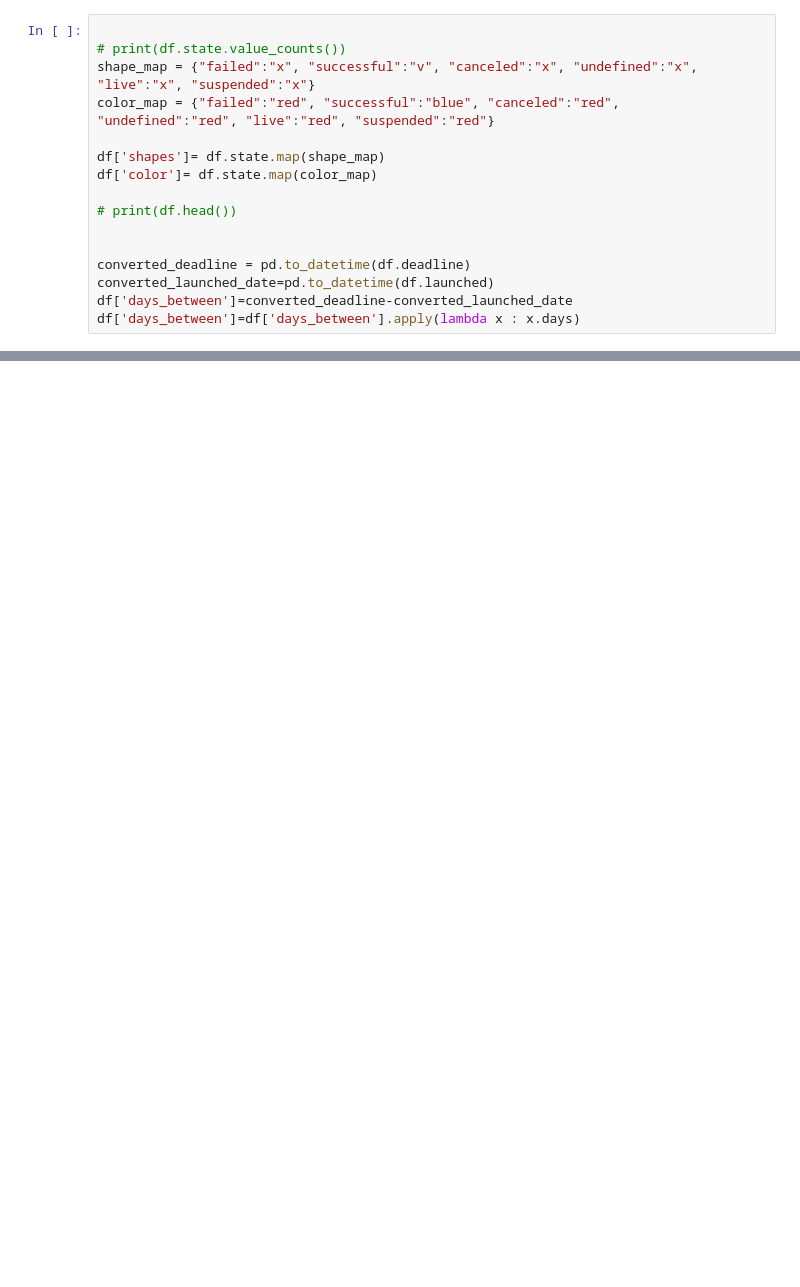
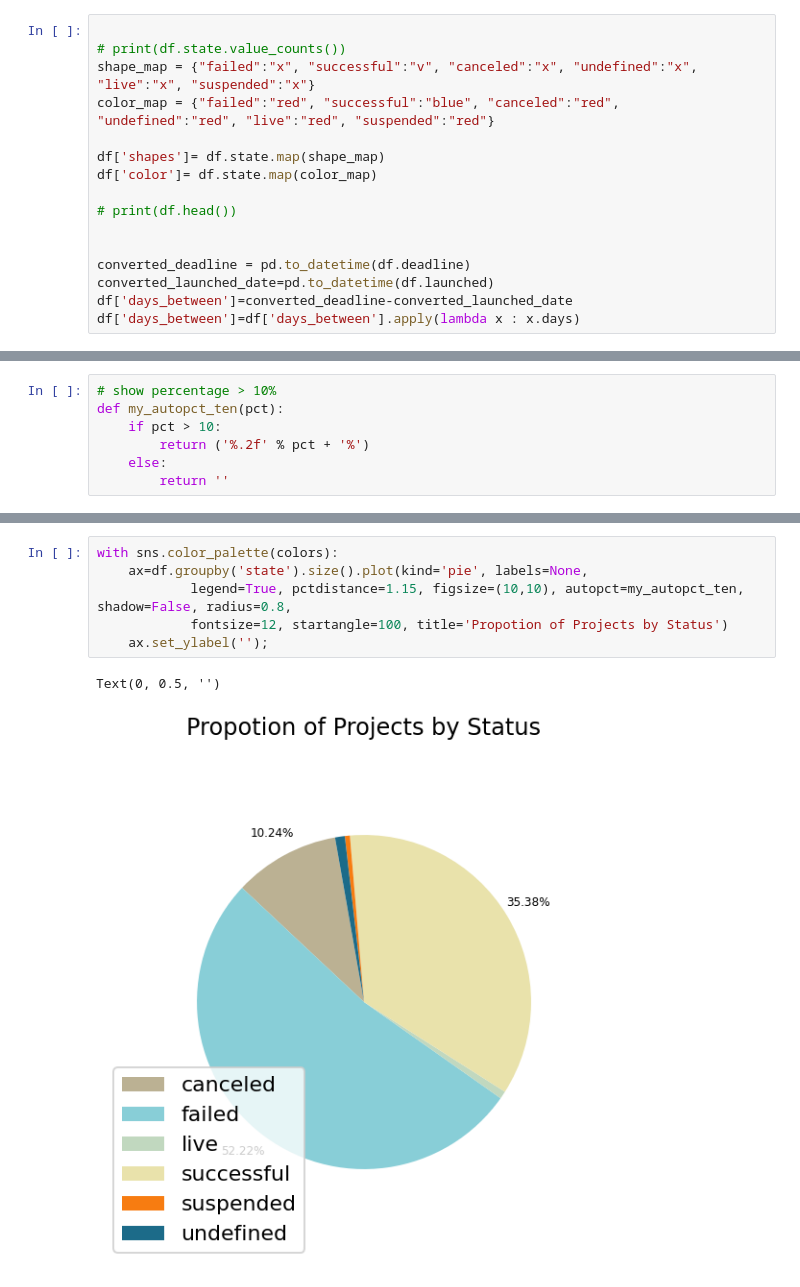
Before and after one commit to Rosseel/Kickplot, a Jupyter notebook: Kickplot.ipynb, the cells around one changed output, grey strips where cells are left out. Drawn from its saved outputs; the diff is of its cells as text; blank space fills up the shorter version.

```diff
--- a/Kickplot.ipynb
+++ b/Kickplot.ipynb
@@ -85,0 +149,7 @@ plt.show()
+# %%
+# show percentage > 10%
+def my_autopct_ten(pct):
+    if pct > 10:
+        return ('%.2f' % pct + '%')
+    else:
+        return ''
@@ -85,0 +228,9 @@ plt.show()
+# %%
+with sns.color_palette(colors):
+    ax=df.groupby('state').size().plot(kind='pie', labels=None,
+            legend=True, pctdistance=1.15, figsize=(10,10), autopct=my_autopct_ten, shadow=False, radius=0.8,
+            fontsize=12, startangle=100, title='Propotion of Projects by Status')
+    ax.set_ylabel('');
+# %% [output]
+Text(0, 0.5, '')
+[figure, added]
```
Also changed, not shown: parts of 11 cells of this notebook, 2 other files.
